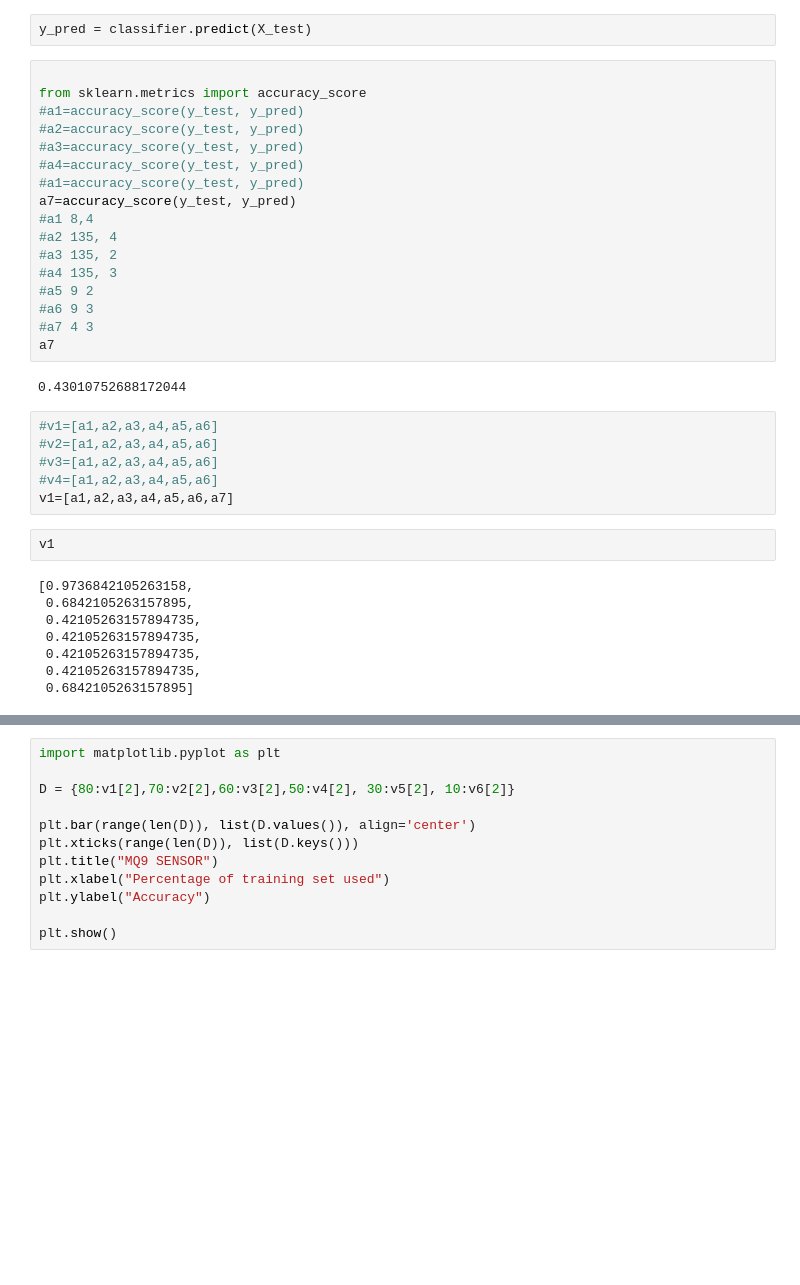
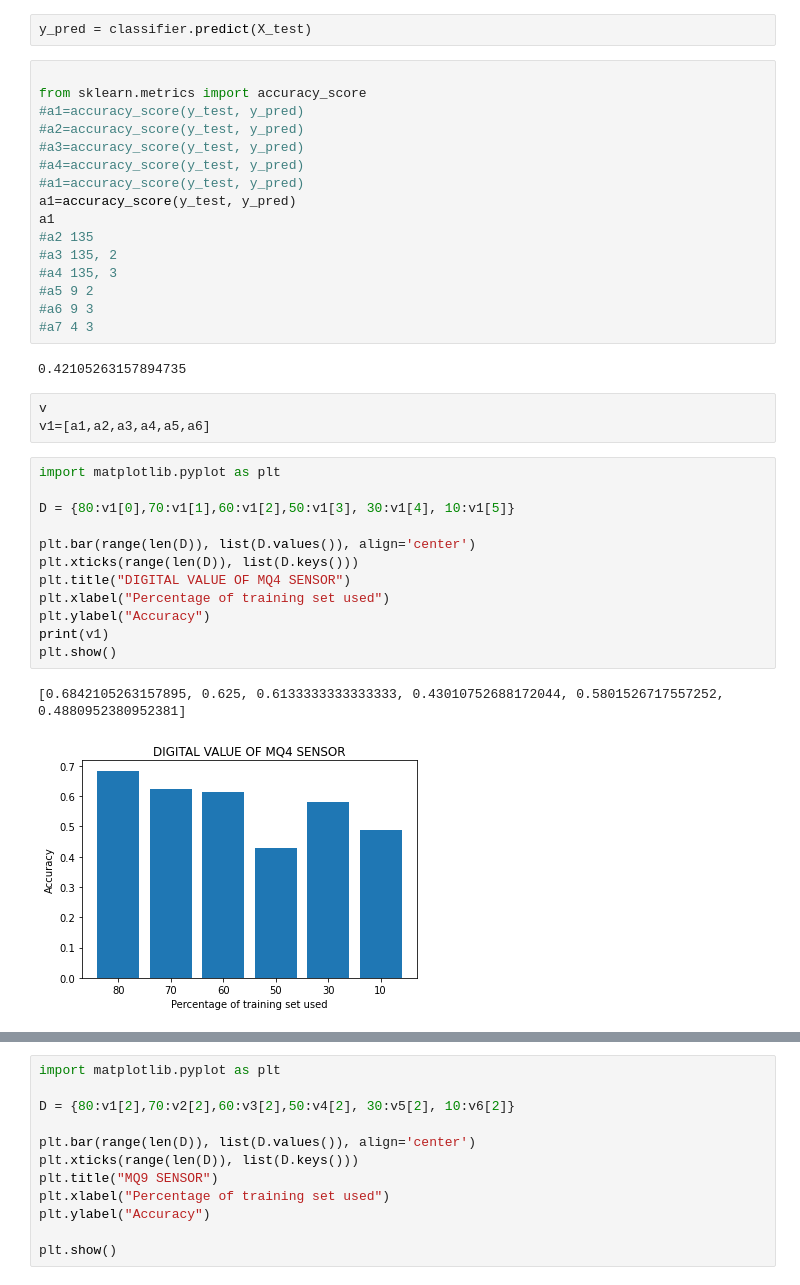
Before and after one commit to priya212000/Food-spoilage-detection, a Jupyter notebook: Sensors.ipynb, the cells around one changed output, grey strips where cells are left out. Drawn from its saved outputs; the diff is of its cells as text; blank space fills up the shorter version.

```diff
--- a/Sensors.ipynb
+++ b/Sensors.ipynb
@@ -109,30 +106,31 @@ from sklearn.metrics import accuracy_score
 #a3=accuracy_score(y_test, y_pred)
 #a4=accuracy_score(y_test, y_pred)
 #a1=accuracy_score(y_test, y_pred)
-a7=accuracy_score(y_test, y_pred)
-#a1 8,4
-#a2 135, 4
+a1=accuracy_score(y_test, y_pred)
+a1
+#a2 135
 #a3 135, 2
 #a4 135, 3
 #a5 9 2
 #a6 9 3
 #a7 4 3
-a7
 # %% [output]
-0.43010752688172044
+0.42105263157894735
-# %%
-#v1=[a1,a2,a3,a4,a5,a6]
-#v2=[a1,a2,a3,a4,a5,a6]
-#v3=[a1,a2,a3,a4,a5,a6]
-#v4=[a1,a2,a3,a4,a5,a6]
-v1=[a1,a2,a3,a4,a5,a6,a7]
-# %%
-v1
-# %% [output]
-[0.9736842105263158,
- 0.6842105263157895,
- 0.42105263157894735,
- 0.42105263157894735,
- 0.42105263157894735,
- 0.42105263157894735,
- 0.6842105263157895]
+# %%
+v
+v1=[a1,a2,a3,a4,a5,a6]
+# %%
+import matplotlib.pyplot as plt
+
+D = {80:v1[0],70:v1[1],60:v1[2],50:v1[3], 30:v1[4], 10:v1[5]}
+
+plt.bar(range(len(D)), list(D.values()), align='center')
+plt.xticks(range(len(D)), list(D.keys()))
+plt.title("DIGITAL VALUE OF MQ4 SENSOR")
+plt.xlabel("Percentage of training set used")
+plt.ylabel("Accuracy")
+print(v1)
+plt.show()
+# %% [output]
+[0.6842105263157895, 0.625, 0.6133333333333333, 0.43010752688172044, 0.5801526717557252, 0.4880952380952381]
+[figure, added]
```
Also changed, not shown: parts of 24 cells of this notebook.
